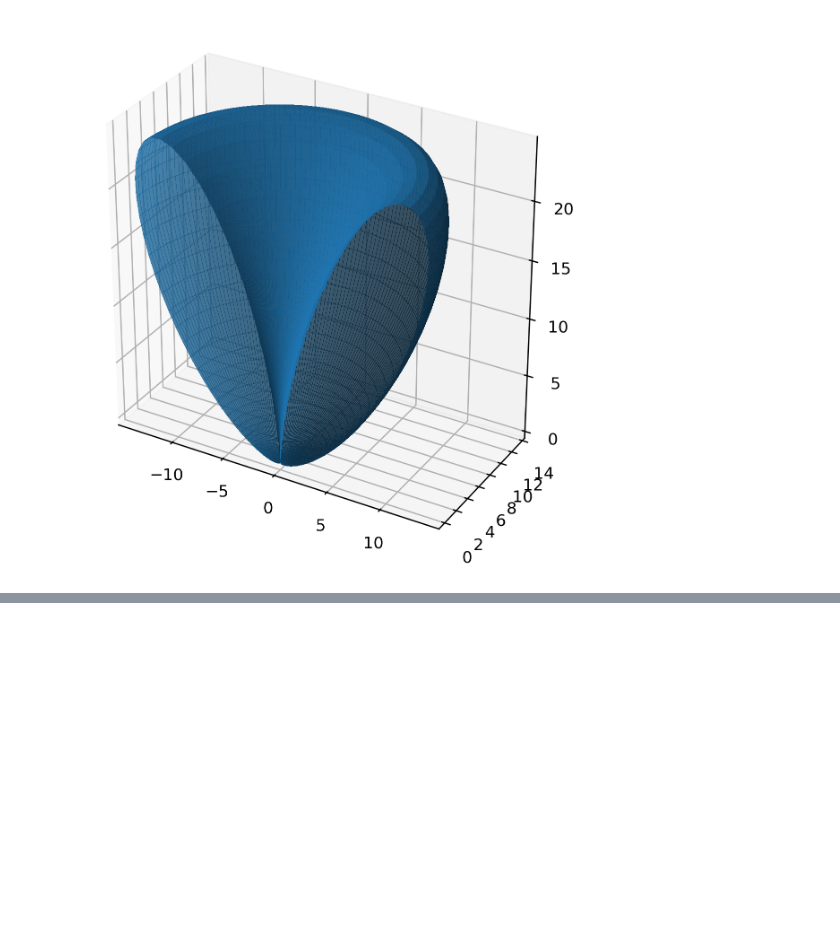
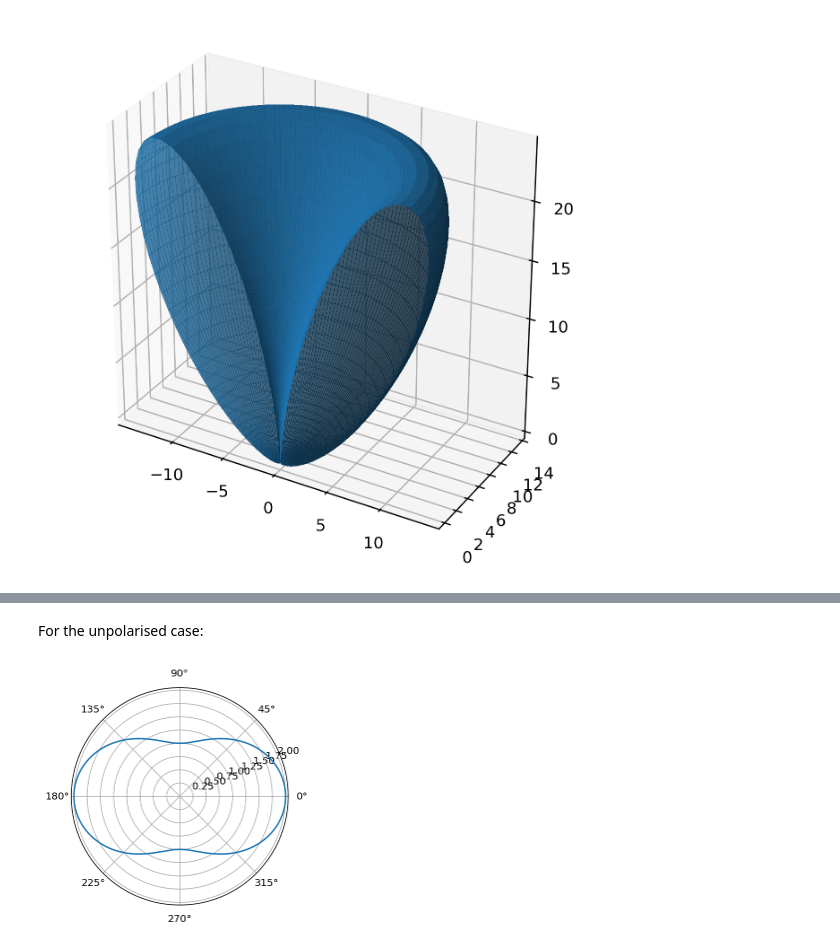
Before and after one commit to tiagopereira/ast4310, a Jupyter notebook: notebooks/lectures/differential_cross_sections.ipynb, the cells around one changed output, grey strips where cells are left out. Saved outputs shown, nothing was run; the diff lists cells and outputs as text; code cells hidden in the pictures; blank space fills up the shorter version.

```diff
--- a/notebooks/lectures/differential_cross_sections.ipynb
+++ b/notebooks/lectures/differential_cross_sections.ipynb
@@ -64,0 +91,9 @@ ax.set_box_aspect((numpy.ptp(X), numpy.ptp(Y), numpy.ptp(Z)));
+# %% [markdown]
+For the unpolarised case:
+# %%
+ϕ = numpy.linspace(0, 2 * numpy.pi, 1000)
+r = 1 + numpy.cos(ϕ) ** 2
+fig, ax = plt.subplots(subplot_kw={'projection': 'polar'})
+ax.plot(θ, r);
+# %% [output]
+[figure, added]
```
Also changed, not shown: parts of 21 cells of this notebook.
